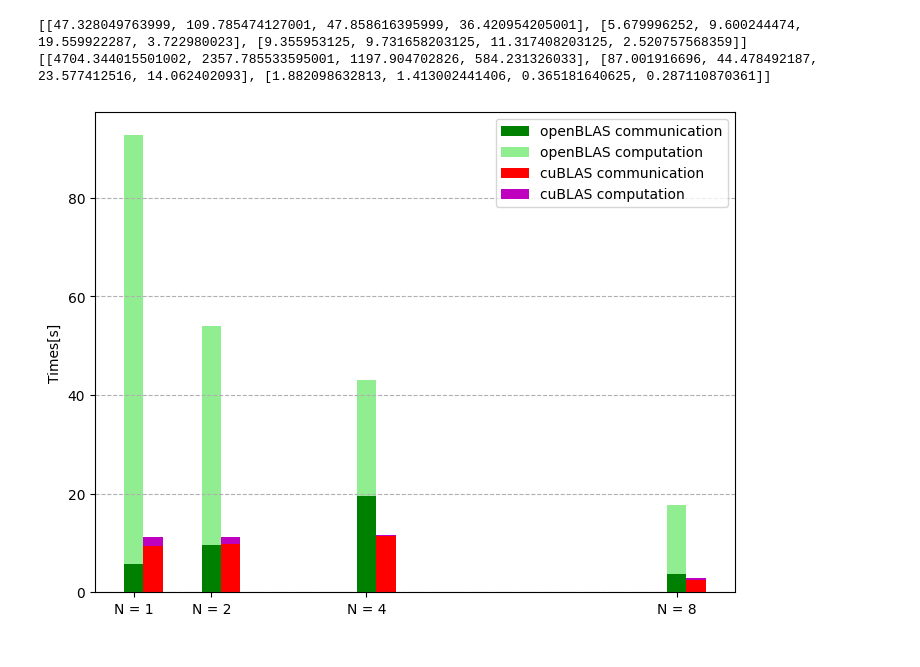
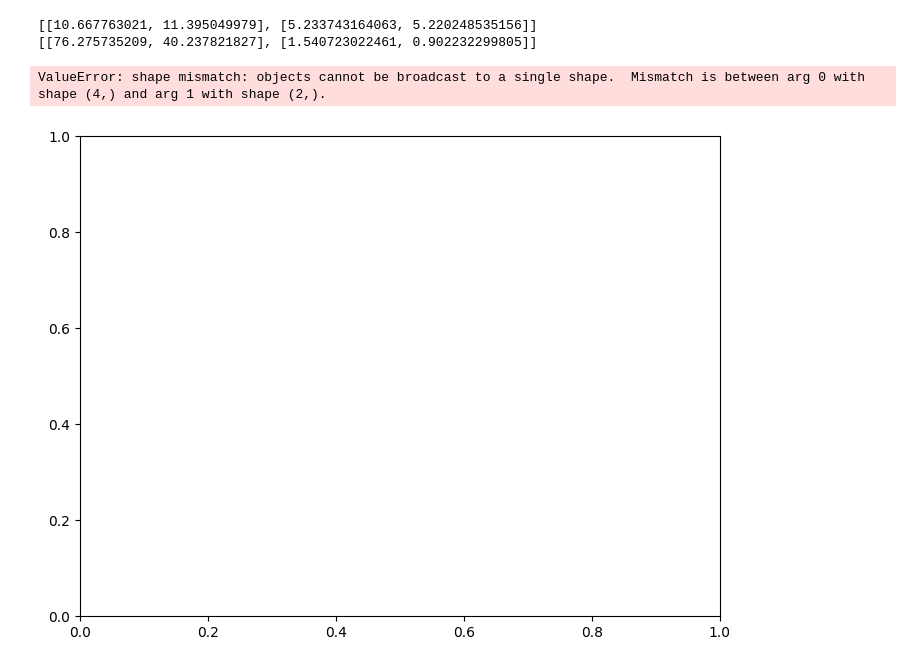
Before and after one commit to RodTol/HPC_part_2, a Jupyter notebook: matrix_mult/notebook.ipynb, the cells around one changed output. Cells and saved outputs as stored; diff of their text form; code cells hidden in the pictures.

Commit message:
fftw times

```diff
--- a/matrix_mult/notebook.ipynb
+++ b/matrix_mult/notebook.ipynb
@@ -136,7 +156,11 @@ def plot(df):
     comm_time = calc_comm_time(df)
     compute_time = calc_compute_time(df)
     name = calc_name(df)
-    X = np.arange(len(comm_time[0]))
+    X = np.arange(len(comm_time[1]))
+
+    print(calc_comm_time(df))
+    print(calc_compute_time(df))
+    print(calc_name(df))
 
     fig = plt.figure()
     ax = fig.add_axes([0,0,1,1])
@@ -177,43 +214,44 @@ def scalability(vector_df):
     for i in vector_df:
         comm_time = calc_comm_time(i)
         compute_time = calc_compute_time(i)
         name = calc_name(i)
         for j in range(len(name)):
-            if(name[j]==30000):
-                comm_time_1.append(comm_time[0][j])
+            if(name[j]==45000):
+                #comm_time_1.append(comm_time[0][j])
                 comm_time_2.append(comm_time[1][j])
                 comm_time_3.append(comm_time[2][j])
 
-                compute_time_1.append(compute_time[0][j])
+                #compute_time_1.append(compute_time[0][j])
                 compute_time_2.append(compute_time[1][j])
                 compute_time_3.append(compute_time[2][j])
 
-    comm_time_accros = [comm_time_1,comm_time_2, comm_time_3]
-    compute_time_accros = [compute_time_1, compute_time_2, compute_time_3]
+    comm_time_accros = [comm_time_2, comm_time_3]
+    compute_time_accros = [compute_time_2, compute_time_3]
     print(comm_time_accros)
     print(compute_time_accros)
 
     #X = np.arange(len(comm_time_accros[0]))
     X = np.array([1,2,4,8])
     fig = plt.figure()
     ax = fig.add_axes([0,0,1,1])
     #ax.bar(X + 0.00, comm_time_accros[0], color = 'b', width = 0.25)
     #ax.bar(X + 0.00, compute_time_accros[0], bottom=comm_time_accros[0], color = 'c', width = 0.25)
 
-    ax.bar(X + 0.25, comm_time_accros[1], color = 'g', width = 0.25)
-    ax.bar(X + 0.25, compute_time_accros[1], bottom=comm_time_accros[1], color = 'LightGreen', width = 0.25)
+    ax.bar(X + 0.25, comm_time_accros[0], color = 'g', width = 0.25)
+    ax.bar(X + 0.25, compute_time_accros[0], bottom=comm_time_accros[1], color = 'LightGreen', width = 0.25)
 
-    ax.bar(X + 0.50, comm_time_accros[2], color = 'r', width = 0.25)
-    ax.bar(X + 0.50, compute_time_accros[2], bottom=comm_time_accros[2], color = 'm', width = 0.25)
+    ax.bar(X + 0.50, comm_time_accros[1], color = 'r', width = 0.25)
+    ax.bar(X + 0.50, compute_time_accros[1], bottom=comm_time_accros[2], color = 'm', width = 0.25)
 
     ax.set_ylabel('Times[s]')
     ax.set_xticks(X+0.25, ('N = 1', 'N = 2', 'N = 4', 'N = 8'))
     ax.legend(labels=['openBLAS communication', 'openBLAS computation', 'cuBLAS communication',  'cuBLAS computation'])
     ax.grid(linestyle = '--', axis = 'y')
     plt.show()
 
-scalability(data_frames)
+scalability(data_frames[1:])
 # %% [output]
-[[47.328049763999, 109.785474127001, 47.858616395999, 36.420954205001], [5.679996252, 9.600244474, 19.559922287, 3.722980023], [9.355953125, 9.731658203125, 11.317408203125, 2.520757568359]]
-[[4704.344015501002, 2357.785533595001, 1197.904702826, 584.231326033], [87.001916696, 44.478492187, 23.577412516, 14.062402093], [1.882098632813, 1.413002441406, 0.365181640625, 0.287110870361]]
+[[10.667763021, 11.395049979], [5.233743164063, 5.220248535156]]
+[[76.275735209, 40.237821827], [1.540723022461, 0.902232299805]]
+ValueError: shape mismatch: objects cannot be broadcast to a single shape.  Mismatch is between arg 0 with shape (4,) and arg 1 with shape (2,).
-[figure, old version]
+[figure, new version]
```
Also changed, not shown: parts of 4 cells of this notebook, 10 other files.
